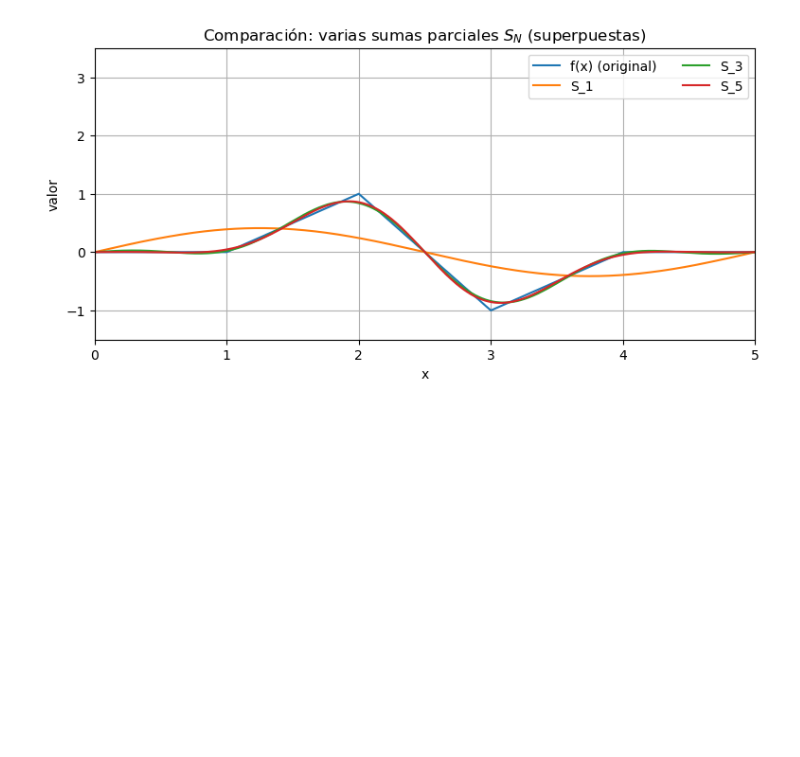
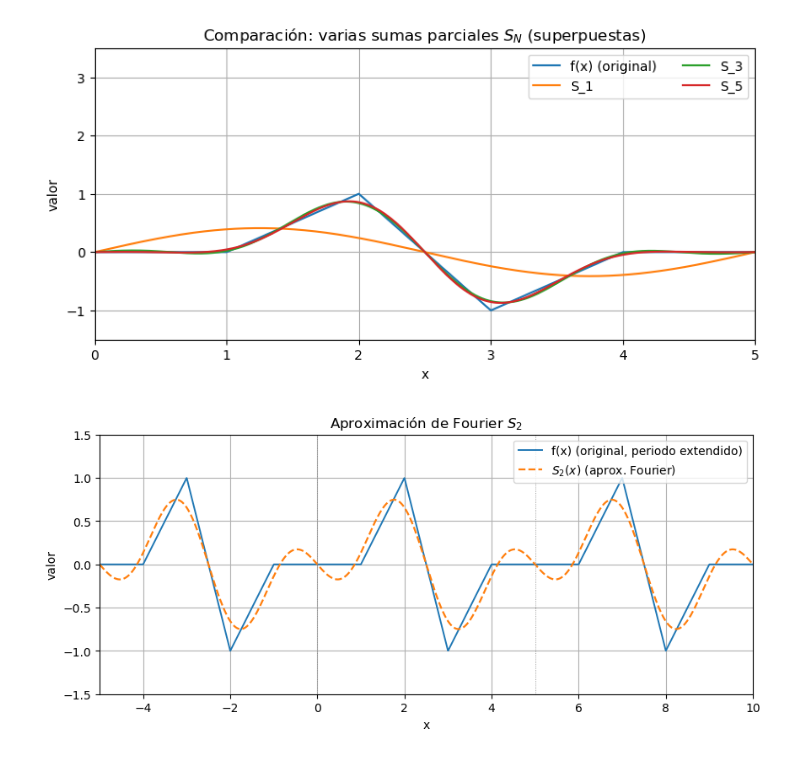
Before and after one commit to CrasCris/MatAplicada2, a Jupyter notebook: fourier.ipynb, the cells around one changed output. Cells and saved outputs as stored; diff of their text form; code cells hidden in the pictures; blank space fills up the shorter version.

```diff
--- a/fourier.ipynb
+++ b/fourier.ipynb
@@ -138,6 +138,74 @@ plt.show()
 [figure]
 [figure]
 [figure]
+# %%
+import numpy as np
+import matplotlib.pyplot as plt
+
+# --- tu definición de f_periodic, T, omega0, computación de bn y partial_sum ---
+def f_periodic(x):
+    xp = np.mod(x, 5.0)
+    y = np.zeros_like(xp)
+    mask = (xp >= 0) & (xp < 1)
+    y[mask] = 0.0
+    mask = (xp >= 1) & (xp < 2)
+    y[mask] = xp[mask] - 1.0
+    mask = (xp >= 2) & (xp < 3)
+    y[mask] = -2.0*xp[mask] + 5.0
+    mask = (xp >= 3) & (xp < 4)
+    y[mask] = xp[mask] - 4.0
+    mask = (xp >= 4) & (xp < 5)
+    y[mask] = 0.0
+    return y
+
+T = 5.0
+omega0 = 2*np.pi / T
+
+x_int = np.linspace(0, T, 40001)
+f_int = f_periodic(x_int)
+
+def compute_bn(n):
+    integrand = f_int * np.sin(n * omega0 * x_int)
+    return (2.0 / T) * np.trapz(integrand, x_int)
+
+N_max = 50
+bn = np.array([compute_bn(n) for n in range(1, N_max+1)])
+
+def partial_sum(bn_array, x):
+    S = np.zeros_like(x)
+    for k in range(1, len(bn_array)+1):
+        S += bn_array[k-1] * np.sin(k * omega0 * x)
+    return S
+
+extra_periods = 1     # periodos
+N_plot = 2             # terminos
+num_pts = 4001
+
+x_ext = np.linspace(-extra_periods*T, (1+extra_periods)*T, num_pts)  # extensión simétrica alrededor de [0,T]
+f_ext = f_periodic(x_ext)
+S_ext = partial_sum(bn[:N_plot], x_ext)
+
+# gráfica
+plt.figure(figsize=(10,4))
+plt.plot(x_ext, f_ext, label='f(x) (original, periodo extendido)', linewidth=1.4, color='tab:blue')
+plt.plot(x_ext, S_ext, label=f'$S_{{{N_plot}}}(x)$ (aprox. Fourier)', linewidth=1.6, linestyle='--', color='tab:orange')
+
+# opcional: marcar fronteras de periodos para facilitar visualización
+for m in range(int(np.floor(x_ext[0]/T))-1, int(np.ceil(x_ext[-1]/T))+2):
+    plt.axvline(m*T, color='gray', linestyle=':', linewidth=0.6)
+
+plt.title(f'Aproximación de Fourier $S_{{{N_plot}}}$')
+plt.xlabel('x')
+plt.ylabel('valor')
+plt.xlim(x_ext[0], x_ext[-1])
+ymin = min(f_ext.min(), S_ext.min()) - 0.5
+ymax = max(f_ext.max(), S_ext.max()) + 0.5
+plt.ylim(ymin, ymax)
+plt.grid(True)
+plt.legend()
+plt.show()
+# %% [output]
+[figure, added]
 # %%
 import numpy as np
 import matplotlib.pyplot as plt
```
Also changed, not shown: parts of 1 cell of this notebook, 1 other file.
